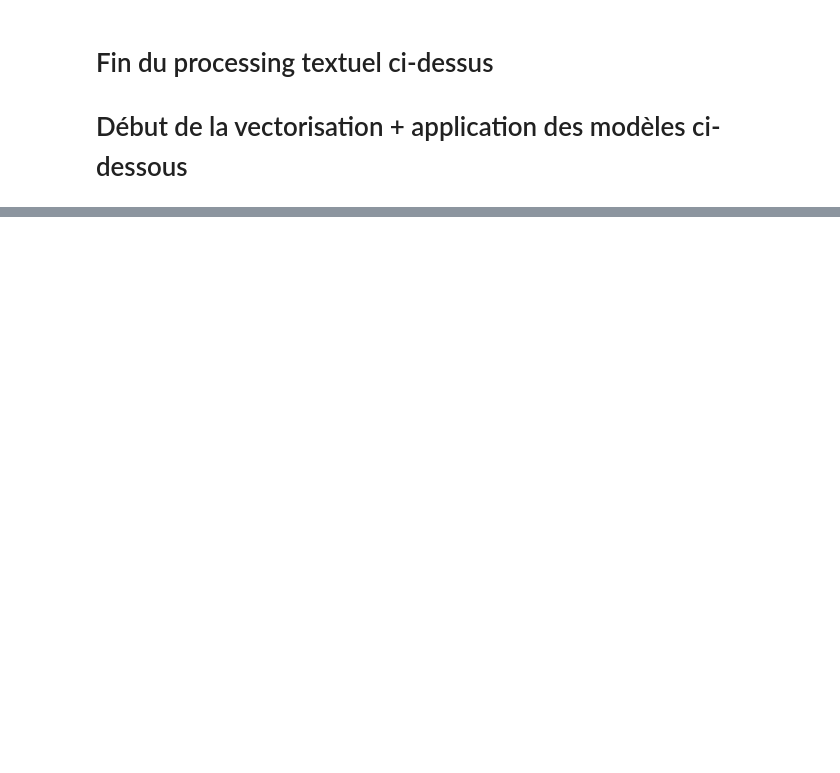
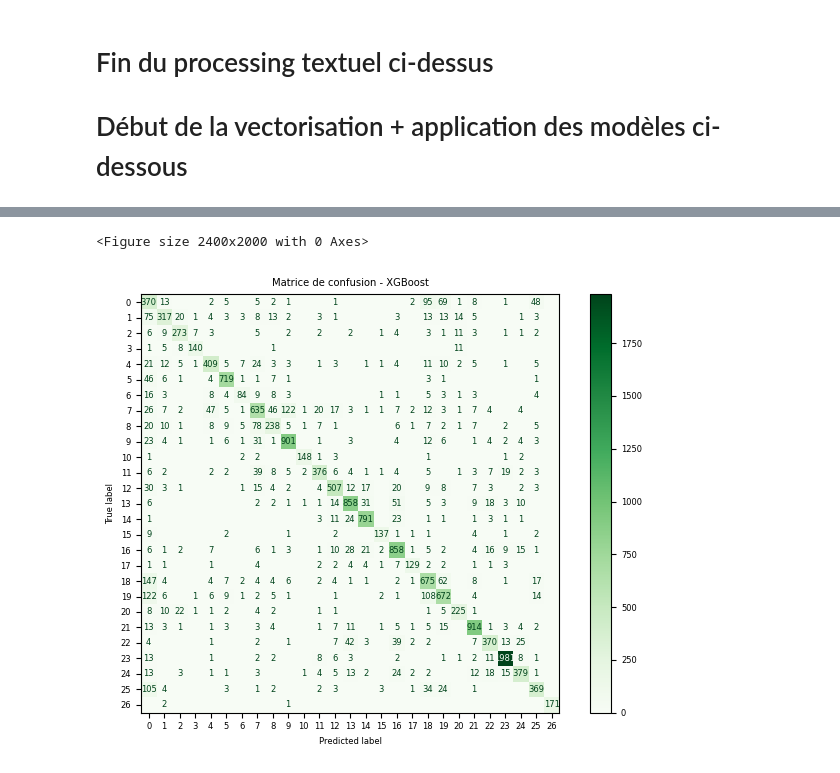
Before and after one commit to YacineA7/Rakuten-MLE-DEC25, a Jupyter notebook: notebooks/XGBoost_model.ipynb, the cells around one changed output, grey strips where cells are left out. Drawn from its saved outputs; the diff is of its cells as text; code cells hidden in the pictures; blank space fills up the shorter version.

```diff
--- a/notebooks/XGBoost_model.ipynb
+++ b/notebooks/XGBoost_model.ipynb
@@ -50,9 +52,9 @@ nltk.download('stopwords')
 True
 # %%
 # Lecture des données initiales
-X_train_init = pd.read_csv("../data/X_train_update.csv")
-y_train_init = pd.read_csv("../data/Y_train_CVw08PX.csv")
-X_test_init = pd.read_csv("../data/X_test_update.csv")
+X_train_init = pd.read_csv("../data/X_train_update.csv", nrows=50000)
+y_train_init = pd.read_csv("../data/Y_train_CVw08PX.csv", nrows=10000)
+X_test_init = pd.read_csv("../data/X_test_update.csv", nrows=50000)
 
 # Affichage des informations sur les datasets
 print(f"Info X_train_init : {X_train_init.info()}")
@@ -348,0 +267,19 @@ weighted avg      0.818     0.806     0.809     16984
+# %%
+# Affichage de la matrice de confusion
+cm_xgb = confusion_matrix(y_test, y_pred)
+plt.figure(figsize=(24,20))
+disp = ConfusionMatrixDisplay(confusion_matrix=cm_xgb)
+disp.plot(cmap="Greens", values_format="d")
+
+for text in disp.text_.flatten():
+    if text.get_text() == "0":
+        text.set_text("") # Supprime les annotations "0" pour une meilleure lisibilité
+
+plt.title("Matrice de confusion - XGBoost")
+plt.rcParams['font.size'] = 4
+plt.savefig("../reports/figures/viz_txt_XGB_confusion.png", dpi=150, bbox_inches="tight")
+plt.tight_layout()
+plt.show()
+# %% [output]
+<Figure size 2400x2000 with 0 Axes>
+[figure, added]
```
Also changed, not shown: parts of 8 cells of this notebook, 22 other files.
